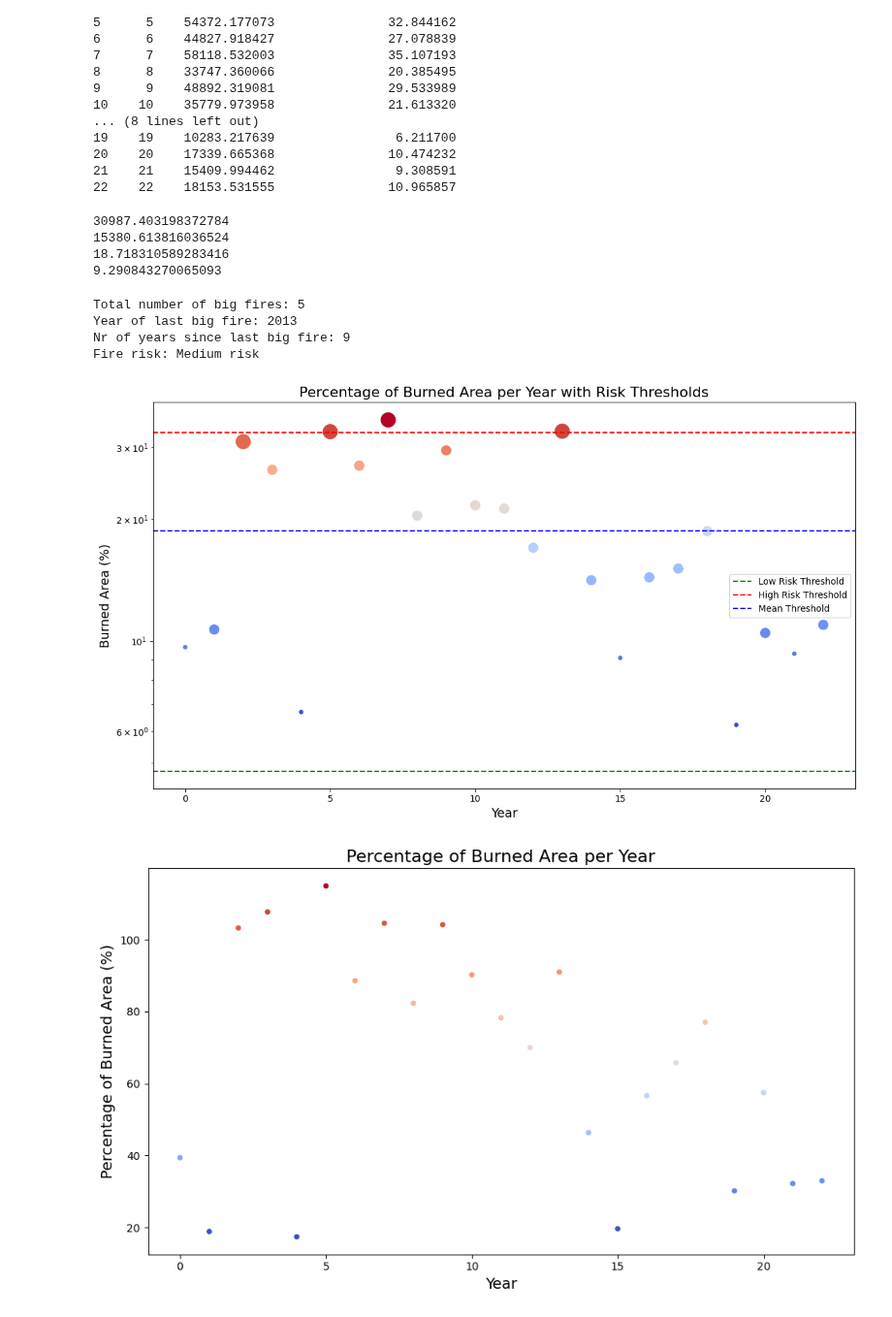
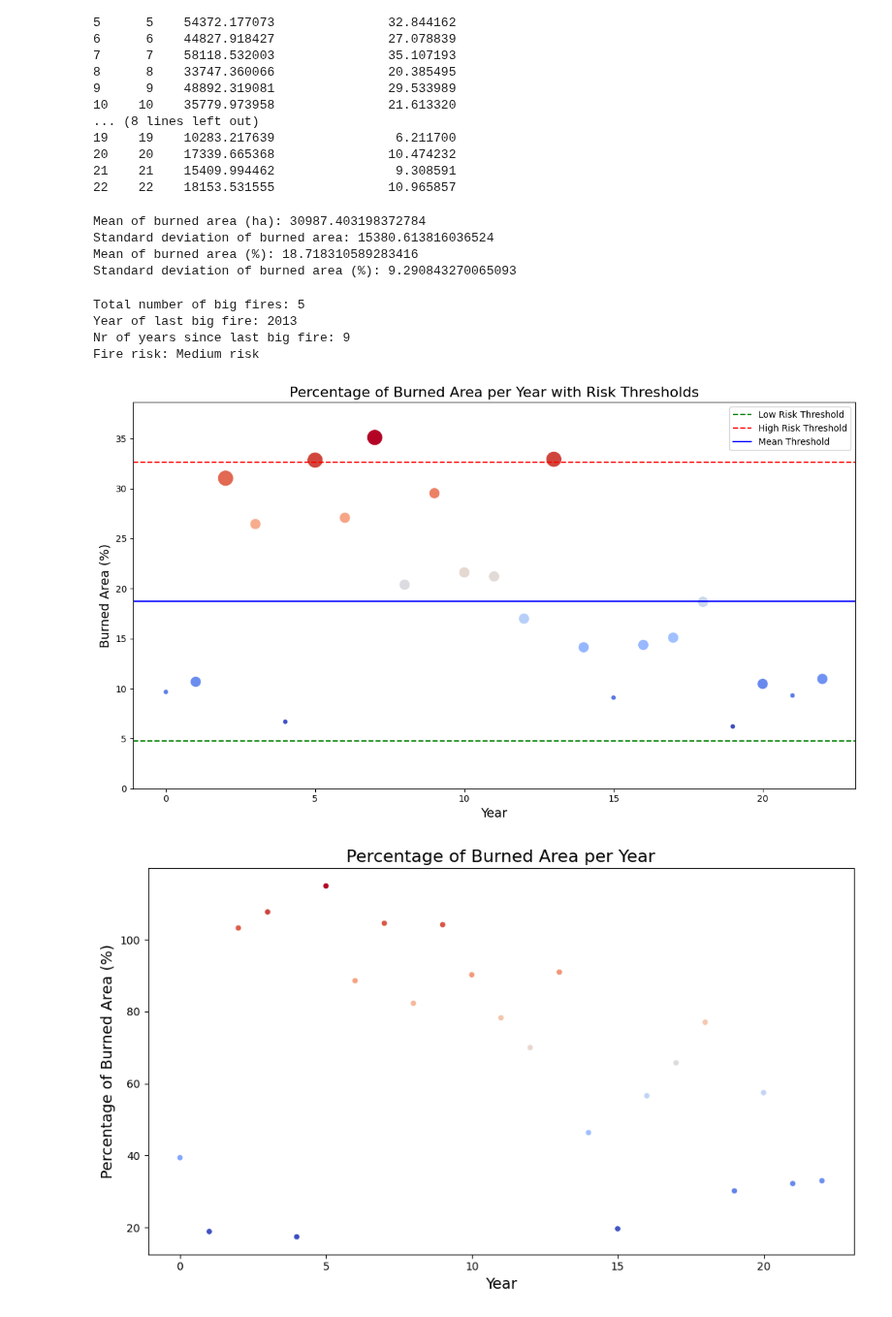
Before and after one commit to inesbsilveira/hummingbirds, a Jupyter notebook: wildfires_risk_class.ipynb, the cells around one changed output. Shown at 97% size. Drawn from its saved outputs; the diff is of its cells as text; code cells hidden in the pictures.

```diff
--- a/wildfires_risk_class.ipynb
+++ b/wildfires_risk_class.ipynb
@@ -175,18 +174,17 @@ print(df)
 # Calculate mean and standard deviation for area burned in hectares
 mean_area = df['burned_area_ha'].mean()
 std_area = df['burned_area_ha'].std()
-print(mean_area)
-print(std_area)
-
 mean_area_percentage = df['burned_area_percentage'].mean()
 std_area_percentage = df['burned_area_percentage'].std()
-print(mean_area_percentage)
-print(std_area_percentage)
+print(f"Mean of burned area (ha): {mean_area}")
+print(f"Standard deviation of burned area: {std_area}")
+print(f"Mean of burned area (%): {mean_area_percentage}")
+print(f"Standard deviation of burned area (%): {std_area_percentage}")
 # %% [output]
-30987.403198372784
-15380.613816036524
-18.718310589283416
-9.290843270065093
+Mean of burned area (ha): 30987.403198372784
+Standard deviation of burned area: 15380.613816036524
+Mean of burned area (%): 18.718310589283416
+Standard deviation of burned area (%): 9.290843270065093
 # %%
 #TIME SINCE LAST FIRE
 # Sort data by year (ensure it's sorted)
@@ -252,34 +246,35 @@ def size_category(burned_area_percentage):
         return 100  # Medium
     elif 30 <= burned_area_percentage < 50:
         return 200  # Medium-large
     else:
         return 300  # Large
 
 # Apply the size category function to the 'burned_area_ha' column
 df['point_size'] = df['burned_area_percentage'].apply(size_category)
 
 # Create the scatter plot
 plt.figure(figsize=(12, 7))
 sns.scatterplot(data=df, x='year', y='burned_area_percentage', size='point_size', sizes=(30, 300),
                 hue='burned_area_percentage', palette='coolwarm', legend=False)
 
 # Add horizontal lines for risk thresholds
 plt.axhline(y=low_risk_threshold, color='green', linestyle='--', label='Low Risk Threshold')
 plt.axhline(y=high_risk_threshold, color='red', linestyle='--', label='High Risk Threshold')
-plt.axhline(y=mean_threshold, color='blue', linestyle='--', label='Mean Threshold')
+plt.axhline(y=mean_threshold, color='blue', linestyle='-', label='Mean Threshold')
 
 # Set labels and title
 plt.title('Percentage of Burned Area per Year with Risk Thresholds', fontsize=16)
 plt.xlabel('Year', fontsize=14)
 plt.ylabel('Burned Area (%)', fontsize=14)
-plt.yscale('log')
+#plt.yscale('log')
+plt.ylim(0, df['burned_area_percentage'].max()*1.1)
 
 # Show legend
 plt.legend()
 
 # Show the plot
 plt.tight_layout()
 plt.show()
 # %% [output]
-[figure, old version]
+[figure, new version]
 # %%
```
Also changed, not shown: parts of 3 cells of this notebook.
